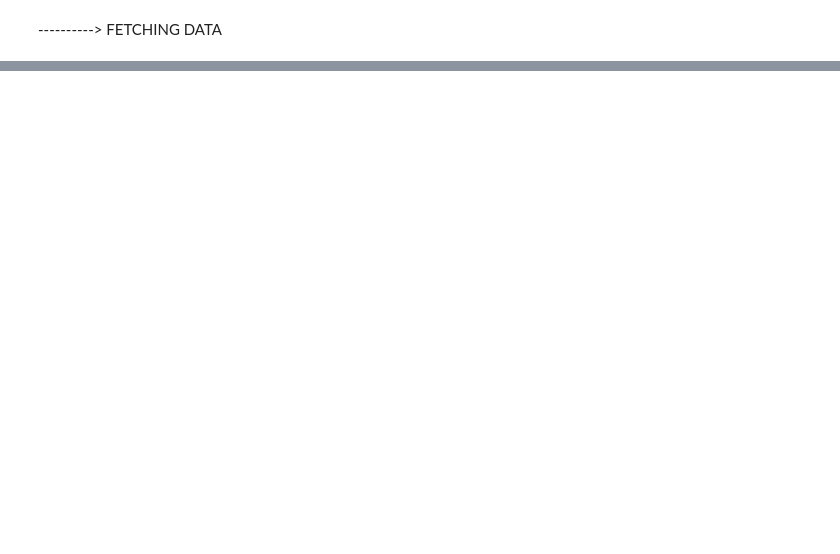
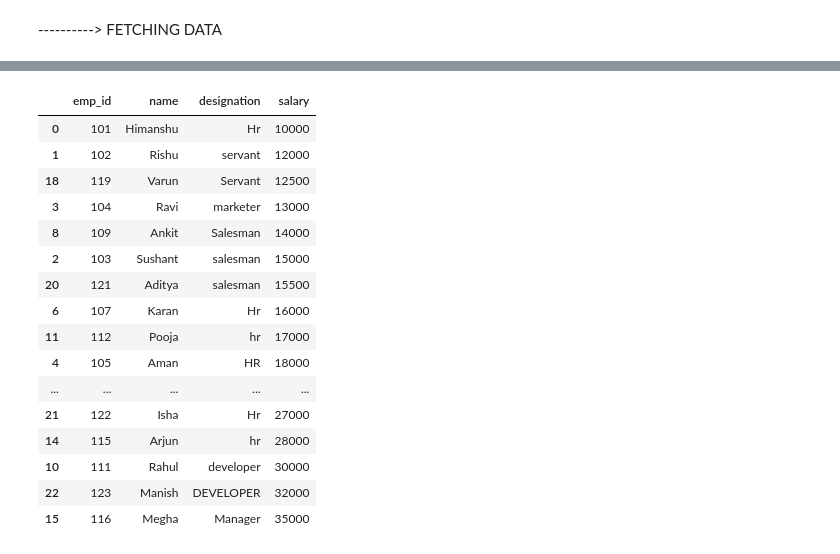
Before and after one commit to sushantchoudhary-ai/python, a Jupyter notebook: pandas.ipynb, the cells around one changed output, grey strips where cells are left out. Drawn from its saved outputs; the diff is of its cells as text; code cells hidden in the pictures; blank space fills up the shorter version.

```diff
--- a/pandas.ipynb
+++ b/pandas.ipynb
@@ -1790,0 +2064,39 @@ df
+# %%
+import pandas as pd
+
+df = pd.DataFrame({
+    "emp_id": [
+        101, 102, 103, 104, 105, 106, 107, 108, 109, 110,
+        111, 112, 113, 114, 115, 116, 117, 118, 119, 120,
+        121, 122, 123, 124
+    ],
+
+    "name": [
+        "Himanshu", "Rishu", "Sushant", "Ravi",
+        "Aman", "Neha", "Karan", "Priya",
+        "Ankit", "Simran", "Rahul", "Pooja",
+        "Vikas", "Nisha", "Arjun", "Megha",
+        "Rohit", "Sneha", "Varun", "Kavya",
+        "Aditya", "Isha", "Manish", "Tanya"
+    ],
+
+    "designation": [
+        "Hr", "servant", "salesman", "marketer",
+        "HR", "hr", "Hr", "hR",
+        "Salesman", "HR ", "developer", " hr",
+        "MARKETER", "Hr", "hr ", "Manager",
+        "hR", "HR", "Servant", "HR  ",
+        "salesman", "Hr", "DEVELOPER", "hr"
+    ],
+
+    "salary": [
+        10000, 12000, 15000, 13000,
+        18000, 22000, 16000, 25000,
+        14000, 19000, 30000, 17000,
+        21000, 23000, 28000, 35000,
+        20000, 26000, 12500, 24000,
+        15500, 27000, 32000, 18500
+    ]
+})
+
+df
@@ -1790,0 +2121,20 @@ df
+# %%
+df.sort_values(by='salary') #sorting the dataframe by salary in ascending order
+# %% [output]
+|  | emp_id | name | designation | salary |
+| 0 | 101 | Himanshu | Hr | 10000 |
+| 1 | 102 | Rishu | servant | 12000 |
+| 18 | 119 | Varun | Servant | 12500 |
+| 3 | 104 | Ravi | marketer | 13000 |
+| 8 | 109 | Ankit | Salesman | 14000 |
+| 2 | 103 | Sushant | salesman | 15000 |
+| 20 | 121 | Aditya | salesman | 15500 |
+| 6 | 107 | Karan | Hr | 16000 |
+| 11 | 112 | Pooja | hr | 17000 |
+| 4 | 105 | Aman | HR | 18000 |
+| ... | ... | ... | ... | ... |
+| 21 | 122 | Isha | Hr | 27000 |
+| 14 | 115 | Arjun | hr | 28000 |
+| 10 | 111 | Rahul | developer | 30000 |
+| 22 | 123 | Manish | DEVELOPER | 32000 |
+| 15 | 116 | Megha | Manager | 35000 |
```
Also changed, not shown: parts of 25 cells of this notebook, 1 other file.
